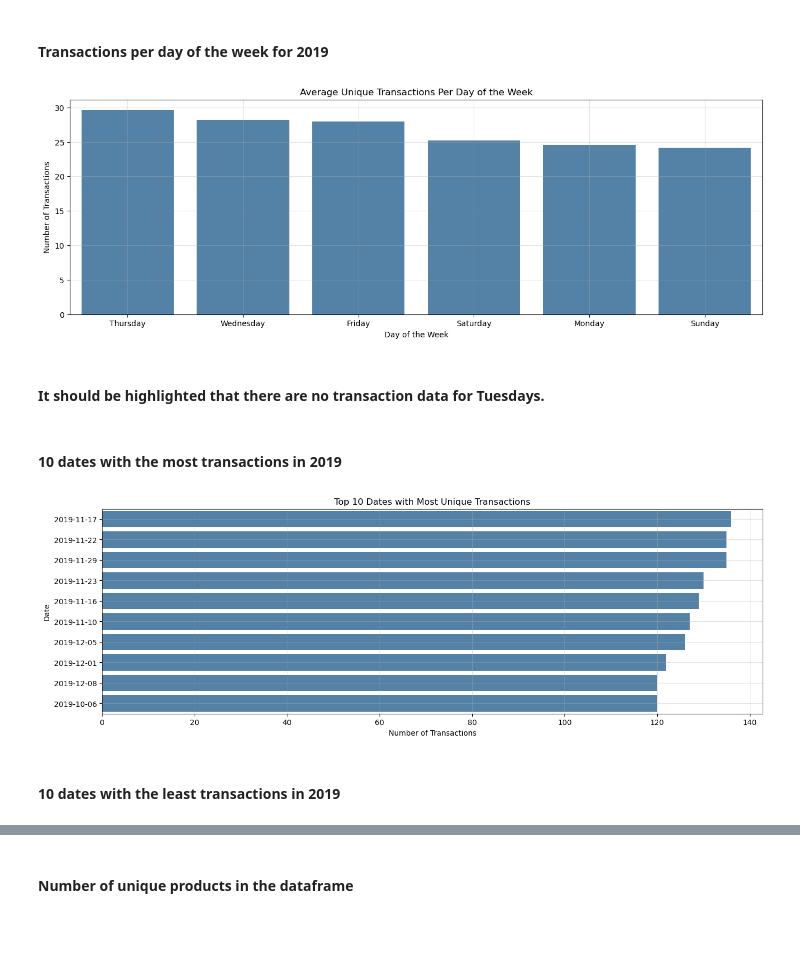
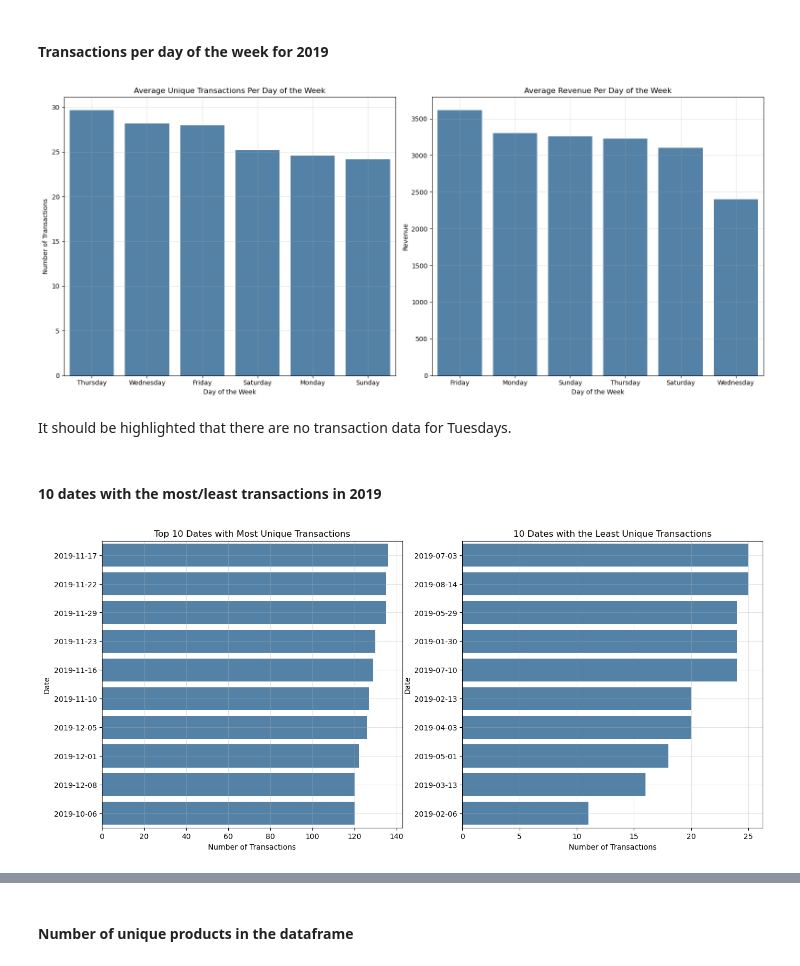
Before and after one commit to SyNikolai/EcommerceAnalytics, a Jupyter notebook: ecommerce.ipynb, the cells around one changed output, grey strips where cells are left out. Saved outputs shown, nothing was run; the diff lists cells and outputs as text; code cells hidden in the pictures; blank space fills up the shorter version.

```diff
--- a/ecommerce.ipynb
+++ b/ecommerce.ipynb
@@ -261,41 +260,58 @@ plt.show()
 # %% [markdown]
 #### Transactions per day of the week for 2019
 # %%
+# Calculate mean number of transactions per day of the week
 unique_daily_transactions = df.groupby(by=["Day_name","Transaction_id"])["Transaction_id"].count().reset_index(name="Transaction_count")
 mean_daily_transactions = unique_daily_transactions.groupby(by=["Day_name"])["Transaction_count"].mean().sort_values(ascending=False)
 
+# Calculate mean revenue per day of the week
+total_daily_revenue = df.groupby(by=["Day_name","Transaction_id"])["Transaction_profit"].sum().reset_index(name="Revenue")
+mean_daily_revenue = total_daily_revenue.groupby(by=["Day_name"])["Revenue"].mean().sort_values(ascending=False)
+
 # Plot the bar graph
-plt.figure(figsize=[16,5])
-sns.barplot(x=mean_daily_transactions.index, y=mean_daily_transactions.values, color="steelblue")
+fig, (ax1, ax2) = plt.subplots(1, 2, figsize=[16,7])
 
-# Add title and labels
-plt.title("Average Unique Transactions Per Day of the Week")
-plt.xlabel("Day of the Week")
-plt.ylabel("Number of Transactions")
-plt.grid(alpha=0.35)
+ax1 = sns.barplot(x=mean_daily_transactions.index, y=mean_daily_transactions.values, color="steelblue", ax=ax1)
+ax1.set_title("Average Unique Transactions Per Day of the Week")
+ax1.set_xlabel("Day of the Week")
+ax1.set_ylabel("Number of Transactions")
+ax1.grid(alpha=0.35)
+
+ax2 = sns.barplot(x=mean_daily_revenue.index, y=mean_daily_revenue.values, color="steelblue", ax=ax2)
+ax2.set_title("Average Revenue Per Day of the Week")
+ax2.set_xlabel("Day of the Week")
+ax2.set_ylabel("Revenue")
+ax2.grid(alpha=0.35)
+
+plt.tight_layout()
 plt.show()
 # %% [output]
-[figure, old version]
+[figure, new version]
 # %% [markdown]
-#### It should be highlighted that there are no transaction data for Tuesdays.
+It should be highlighted that there are no transaction data for Tuesdays.
 # %% [markdown]
-#### 10 dates with the most transactions in 2019
+#### 10 dates with the most/least transactions in 2019
 # %%
 daily_transactions = df.groupby(by = ["Date"])["Transaction_id"].nunique()
 daily_transactions.sort_values(ascending=False, inplace=True)
 top_ten = daily_transactions[:10]
+bottom_ten = daily_transactions[len(daily_transactions)-10:]
 
-# Plot the bar graph using seaborn
-plt.figure(figsize=[16,5])
-sns.barplot(x=top_ten.values, y=top_ten.index.date, orient="h", color="steelblue")
+# Plot the results
+fig, (ax1, ax2) = plt.subplots(1, 2, figsize=[16,7])
 
-# Add title and labels
-plt.title("Top 10 Dates with Most Unique Transactions")
-plt.xlabel("Number of Transactions")
-plt.ylabel("Date")
-plt.grid(alpha=0.35)
+ax1 = sns.barplot(x=top_ten.values, y=top_ten.index.date, orient="h", color="steelblue", ax=ax1)
+ax1.set_title("Top 10 Dates with Most Unique Transactions")
+ax1.set_xlabel("Number of Transactions")
+ax1.set_ylabel("Date")
+ax1.grid(alpha=0.35)
+
+ax2 = sns.barplot(x=bottom_ten.values, y=bottom_ten.index.date, orient="h", color="steelblue", ax=ax2)
+ax2.set_title("10 Dates with the Least Unique Transactions")
+ax2.set_xlabel("Number of Transactions")
+ax2.set_ylabel("Date")
+ax2.grid(alpha=0.35)
+
 plt.show()
 # %% [output]
-[figure, old version]
+[figure, new version]
-# %% [markdown]
-#### 10 dates with the least transactions in 2019
```
Also changed, not shown: parts of 14 cells of this notebook.
